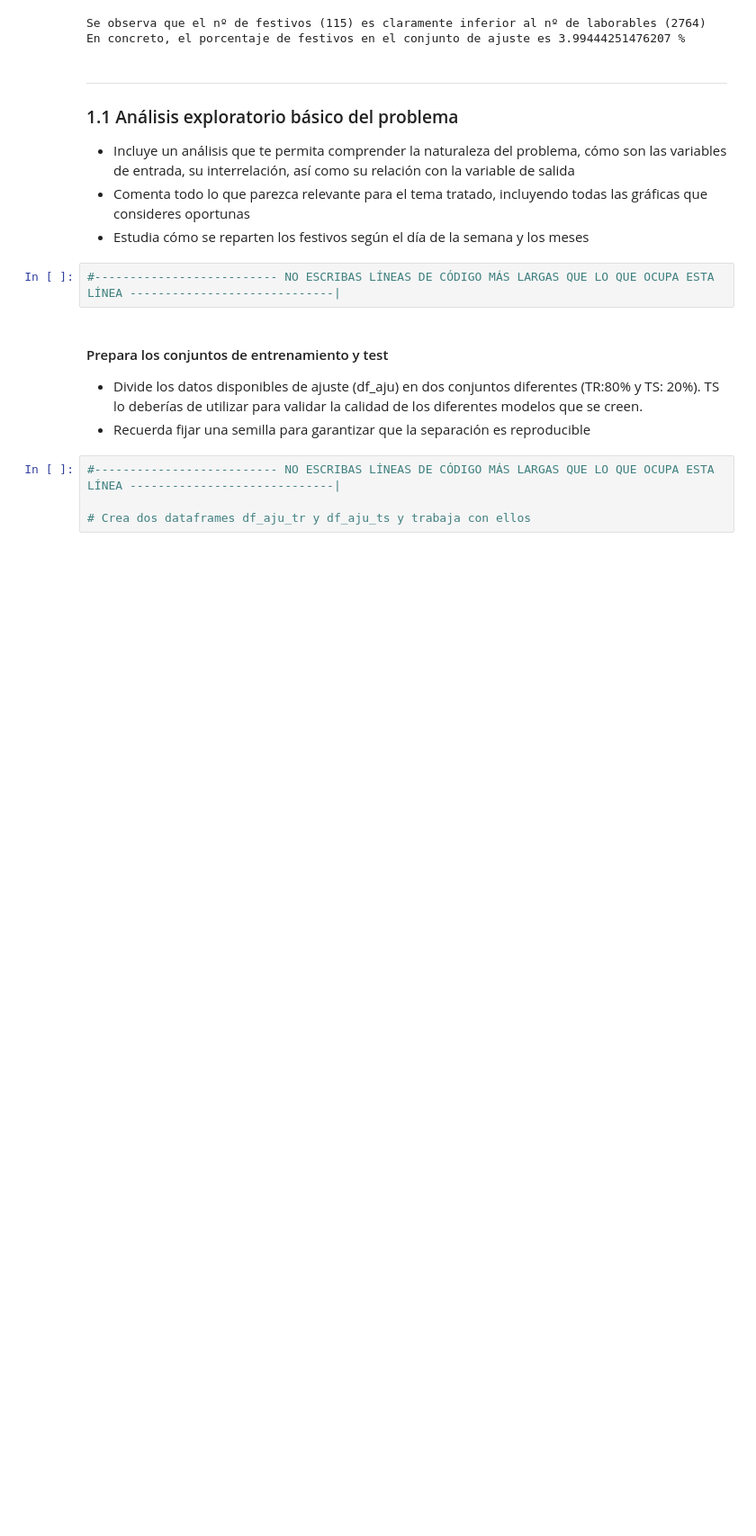
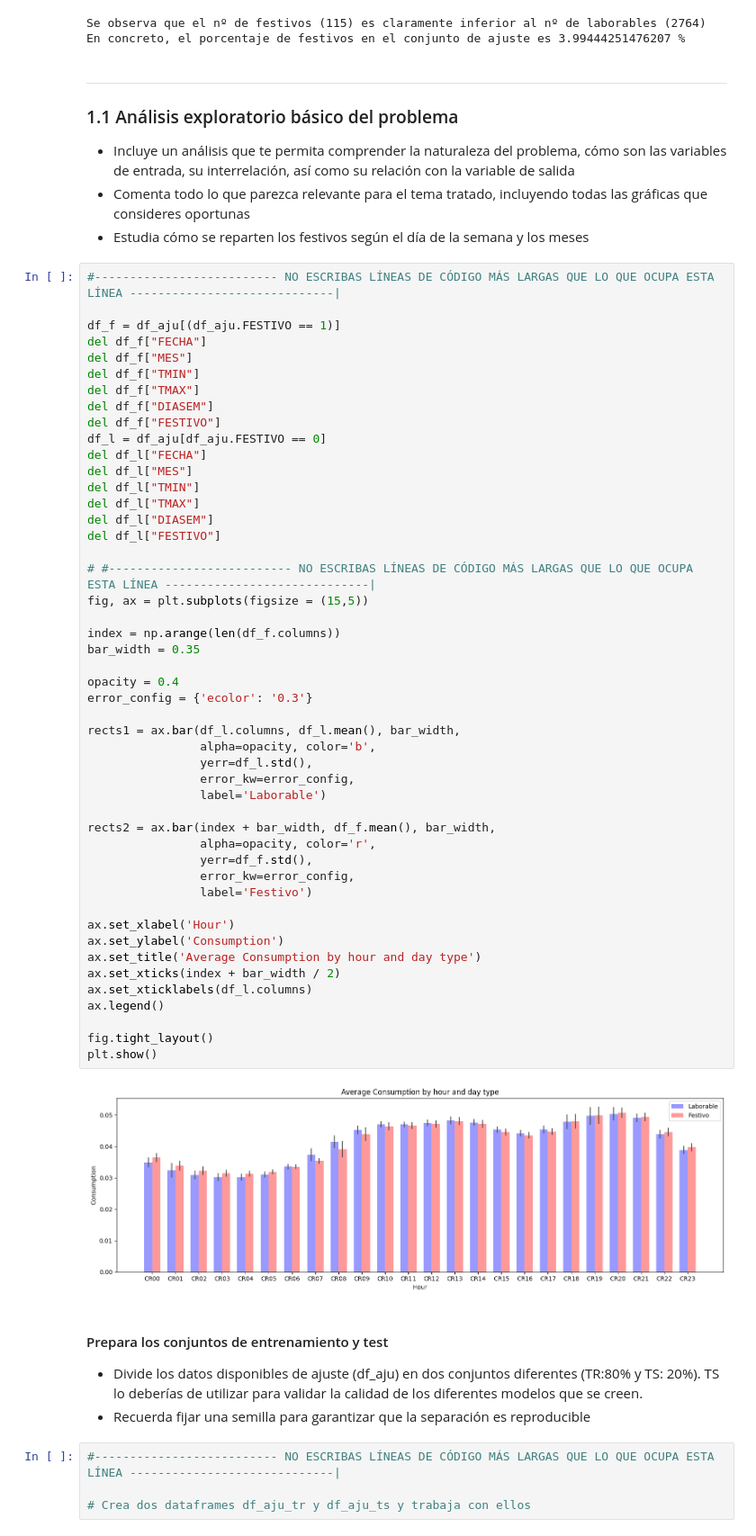
Before and after one commit to maroacc/ensemble, a Jupyter notebook: ass1_ML2_GRUPO_G3_Mariajo.ipynb, the cells around one changed output. Shown at 90% size. Drawn from its saved outputs; the diff is of its cells as text; blank space fills up the shorter version.

```diff
--- a/ass1_ML2_GRUPO_G3_Mariajo.ipynb
+++ b/ass1_ML2_GRUPO_G3_Mariajo.ipynb
@@ -137,6 +137,54 @@ En concreto, el porcentaje de festivos en el conjunto de ajuste es 3.99444251476
 - Estudia cómo se reparten los festivos según el día de la semana y los meses
 # %%
 #-------------------------- NO ESCRIBAS LÍNEAS DE CÓDIGO MÁS LARGAS QUE LO QUE OCUPA ESTA LÍNEA -----------------------------|
+
+df_f = df_aju[(df_aju.FESTIVO == 1)]
+del df_f["FECHA"]
+del df_f["MES"]
+del df_f["TMIN"]
+del df_f["TMAX"]
+del df_f["DIASEM"]
+del df_f["FESTIVO"]
+df_l = df_aju[df_aju.FESTIVO == 0]
+del df_l["FECHA"]
+del df_l["MES"]
+del df_l["TMIN"]
+del df_l["TMAX"]
+del df_l["DIASEM"]
+del df_l["FESTIVO"]
+
+# #-------------------------- NO ESCRIBAS LÍNEAS DE CÓDIGO MÁS LARGAS QUE LO QUE OCUPA ESTA LÍNEA -----------------------------|
+fig, ax = plt.subplots(figsize = (15,5))
+
+index = np.arange(len(df_f.columns))
+bar_width = 0.35
+
+opacity = 0.4
+error_config = {'ecolor': '0.3'}
+
+rects1 = ax.bar(df_l.columns, df_l.mean(), bar_width,
+                alpha=opacity, color='b',
+                yerr=df_l.std(),
+                error_kw=error_config,
+                label='Laborable')
+
+rects2 = ax.bar(index + bar_width, df_f.mean(), bar_width,
+                alpha=opacity, color='r',
+                yerr=df_f.std(),
+                error_kw=error_config,
+                label='Festivo')
+
+ax.set_xlabel('Hour')
+ax.set_ylabel('Consumption')
+ax.set_title('Average Consumption by hour and day type')
+ax.set_xticks(index + bar_width / 2)
+ax.set_xticklabels(df_l.columns)
+ax.legend()
+
+fig.tight_layout()
+plt.show()
+# %% [output]
+[figure, added]
 # %% [markdown]
 #### Prepara los conjuntos de entrenamiento y test
 
```
Also changed, not shown: parts of 6 cells of this notebook.
